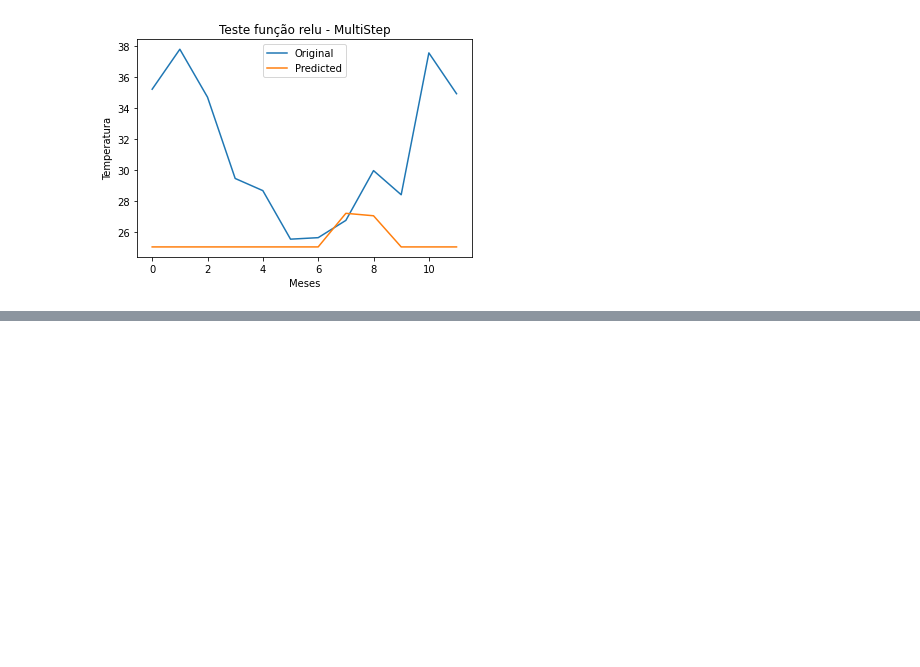
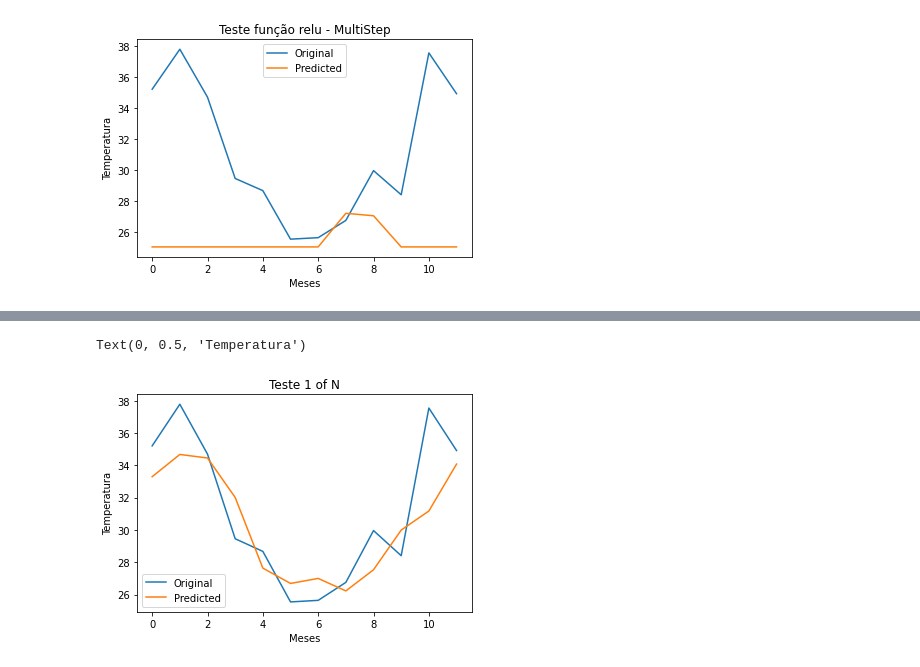
Before and after one commit to MathNog/Trabalhos_ICA, a Jupyter notebook: microclima2/class_pratica2.ipynb, the cells around one changed output, grey strips where cells are left out. Drawn from its saved outputs; the diff is of its cells as text; code cells hidden in the pictures; blank space fills up the shorter version.

```diff
--- a/microclima2/class_pratica2.ipynb
+++ b/microclima2/class_pratica2.ipynb
@@ -851,0 +1016,10 @@ Erro MAE = 1.948
+# %%
+plt.plot(orig_y_eval)
+plt.plot(orig_y_hat)
+plt.legend(['Original','Predicted'])
+plt.title('Teste 1 of N')
+plt.xlabel('Meses')
+plt.ylabel('Temperatura')
+# %% [output]
+Text(0, 0.5, 'Temperatura')
+[figure, added]
```
Also changed, not shown: parts of 20 cells of this notebook, 7 other files.
